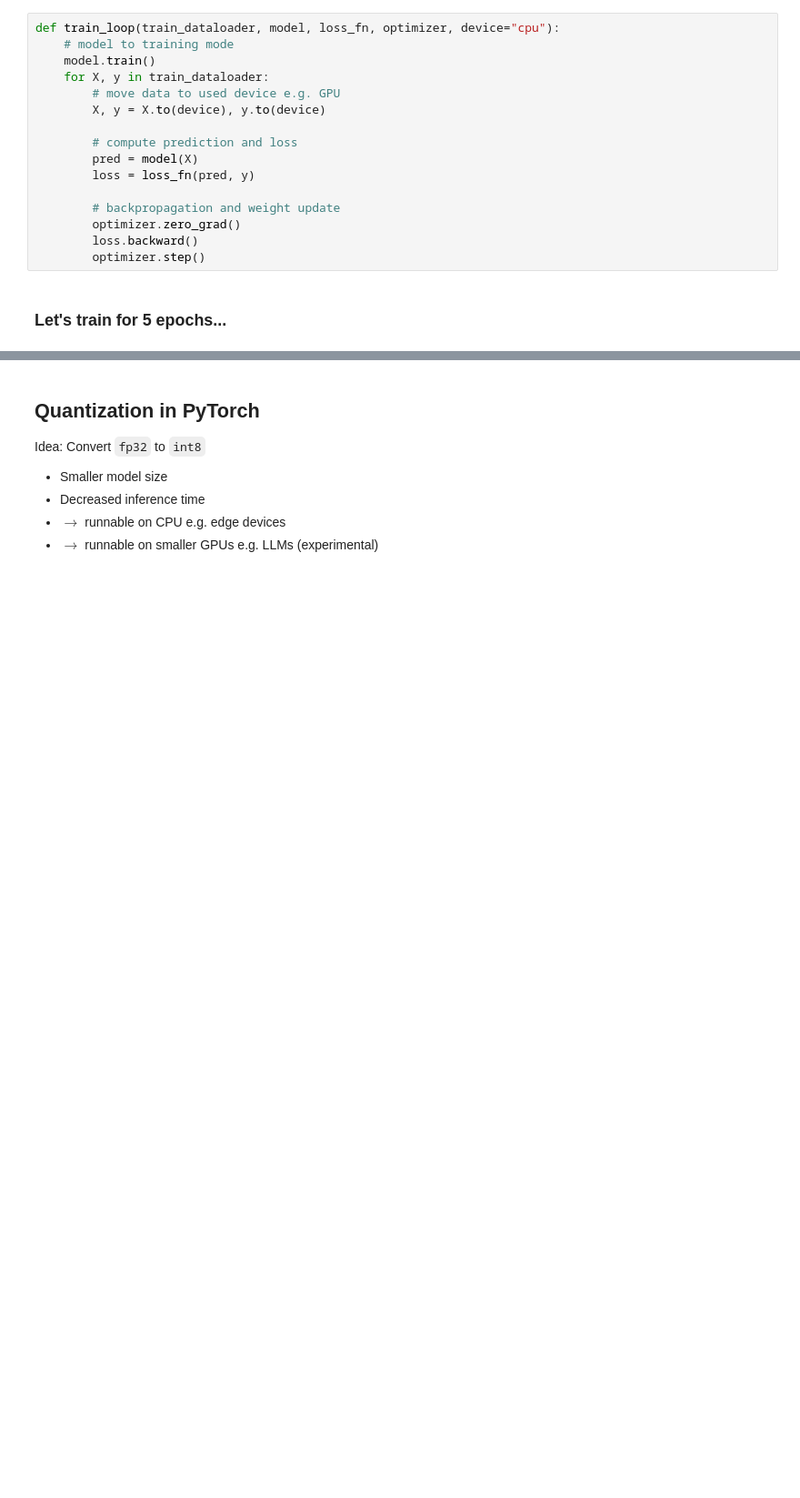
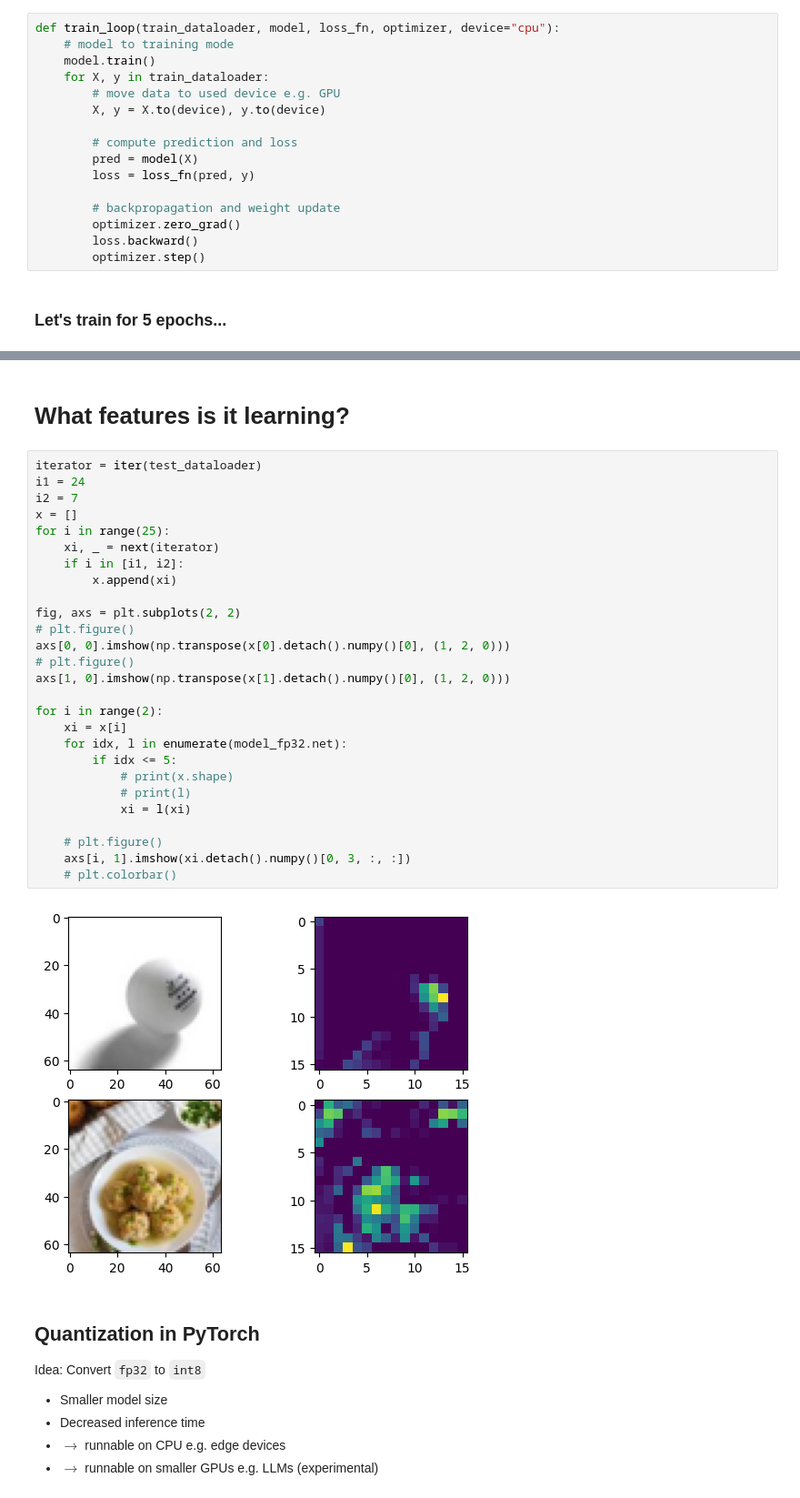
Before and after one commit to juelg/Knoedel, a Jupyter notebook: pytorch_quant.ipynb, the cells around one changed output, grey strips where cells are left out. Shown at 91% size. Saved outputs shown, nothing was run; the diff lists cells and outputs as text; blank space fills up the shorter version.

Commit message:
Visualize Activation in Jupyter

```diff
--- a/pytorch_quant.ipynb
+++ b/pytorch_quant.ipynb
@@ -336,3 +336,34 @@ Training for 20 epochs...
+# %% [markdown]
+# What features is it learning?
+# %%
+iterator = iter(test_dataloader)
+i1 = 24
+i2 = 7
+x = []
+for i in range(25):
+    xi, _ = next(iterator)
+    if i in [i1, i2]:
+        x.append(xi)
+
+fig, axs = plt.subplots(2, 2)
+# plt.figure()
+axs[0, 0].imshow(np.transpose(x[0].detach().numpy()[0], (1, 2, 0)))
+# plt.figure()
+axs[1, 0].imshow(np.transpose(x[1].detach().numpy()[0], (1, 2, 0)))
+
+for i in range(2):
+    xi = x[i]
+    for idx, l in enumerate(model_fp32.net):
+        if idx <= 5:
+            # print(x.shape)
+            # print(l)
+            xi = l(xi)
+
+    # plt.figure()
+    axs[i, 1].imshow(xi.detach().numpy()[0, 3, :, :])
+    # plt.colorbar()
+# %% [output]
+[figure, added]
 # %% [markdown]
 ## Quantization in PyTorch
 Idea: Convert `fp32` to `int8`
```
Also changed, not shown: parts of 2 cells of this notebook.
